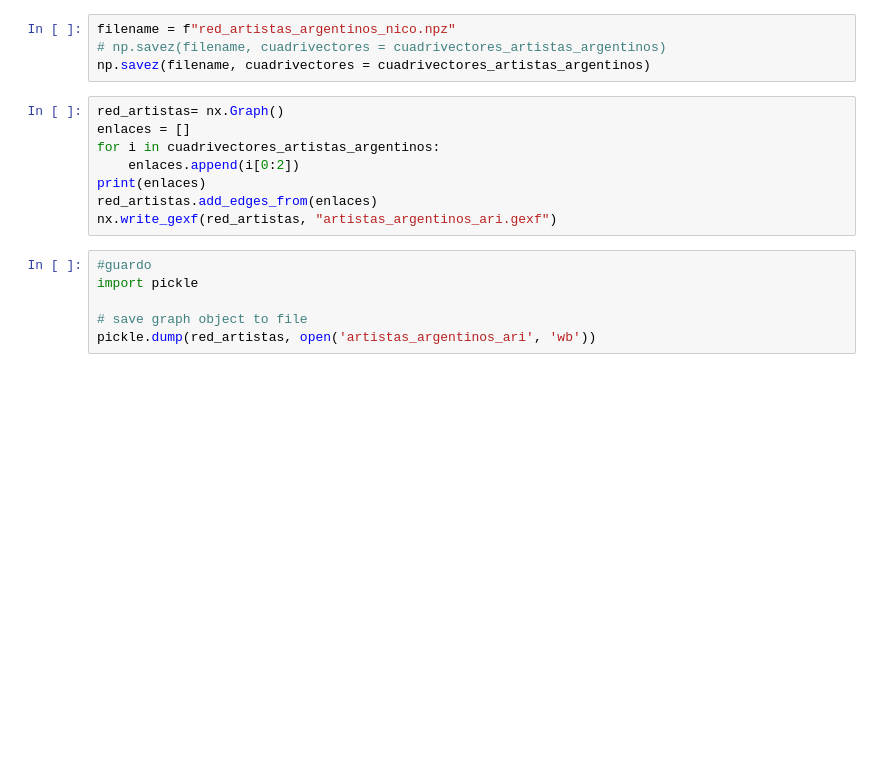
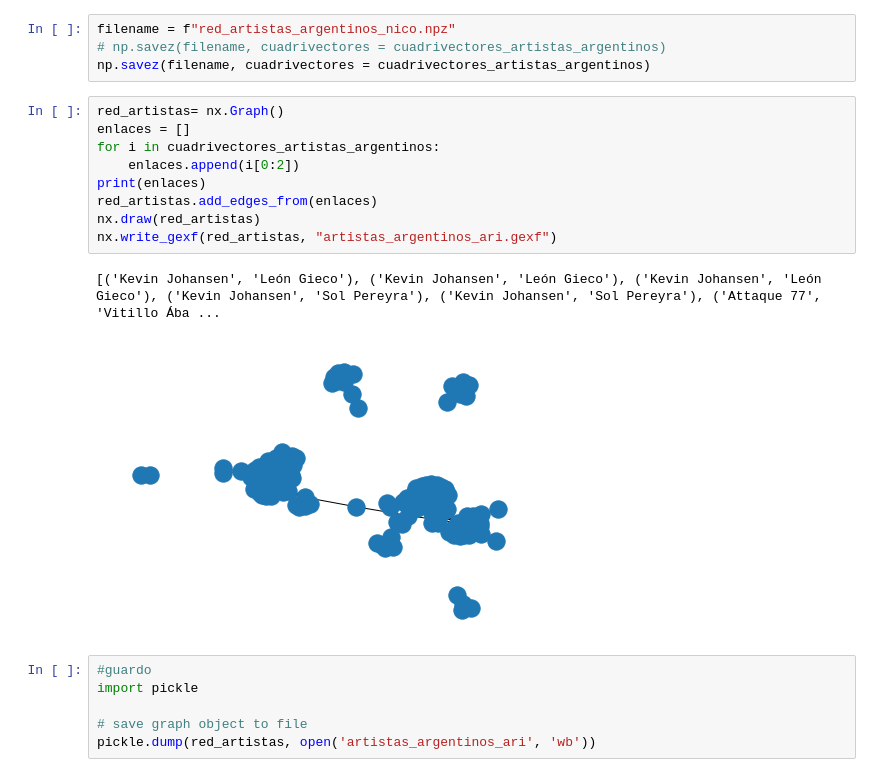
Before and after one commit to nwaehner/Redes-complejas, a Jupyter notebook: codigo nico.ipynb, the cells around one changed output. Drawn from its saved outputs; the diff is of its cells as text; blank space fills up the shorter version.

```diff
--- a/codigo nico.ipynb
+++ b/codigo nico.ipynb
@@ -380,11 +349,15 @@ np.savez(filename, cuadrivectores = cuadrivectores_artistas_argentinos)
 # %%
 red_artistas= nx.Graph()
 enlaces = []
 for i in cuadrivectores_artistas_argentinos:
     enlaces.append(i[0:2])
 print(enlaces)
 red_artistas.add_edges_from(enlaces)
+nx.draw(red_artistas)
 nx.write_gexf(red_artistas, "artistas_argentinos_ari.gexf")
+# %% [output]
+[('Kevin Johansen', 'León Gieco'), ('Kevin Johansen', 'León Gieco'), ('Kevin Johansen', 'León Gieco'), ('Kevin Johansen', 'Sol Pereyra'), ('Kevin Johansen', 'Sol Pereyra'), ('Attaque 77', 'Vitillo Ába ...
+[figure, added]
 # %%
 #guardo
 import pickle
```
Also changed, not shown: parts of 7 cells of this notebook.
